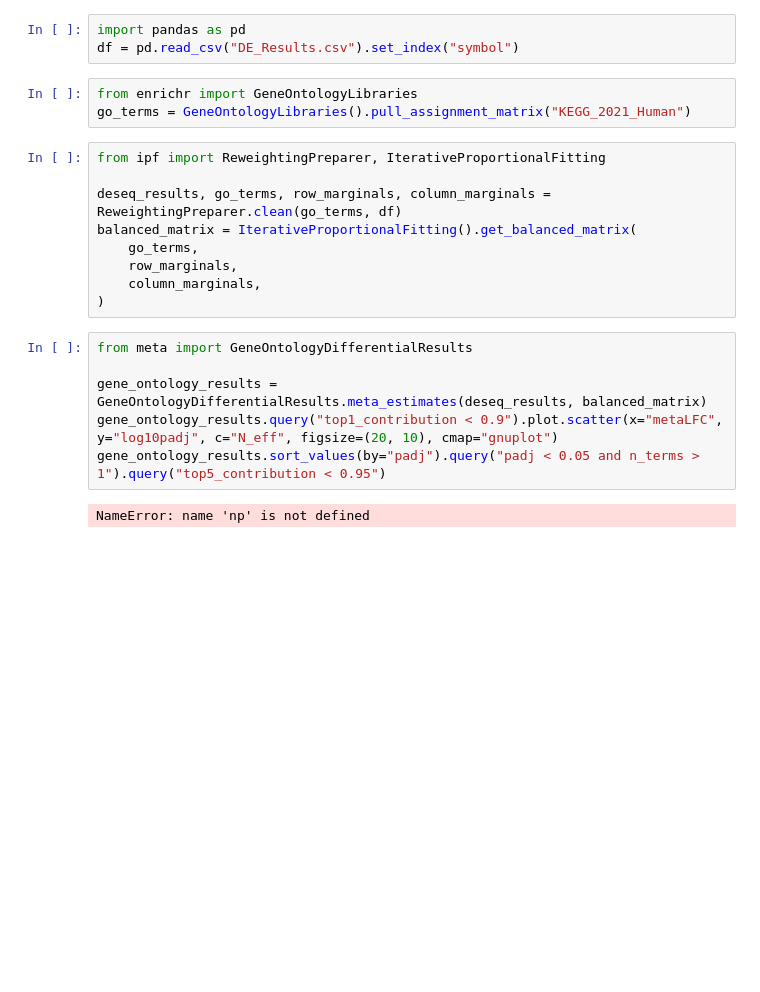
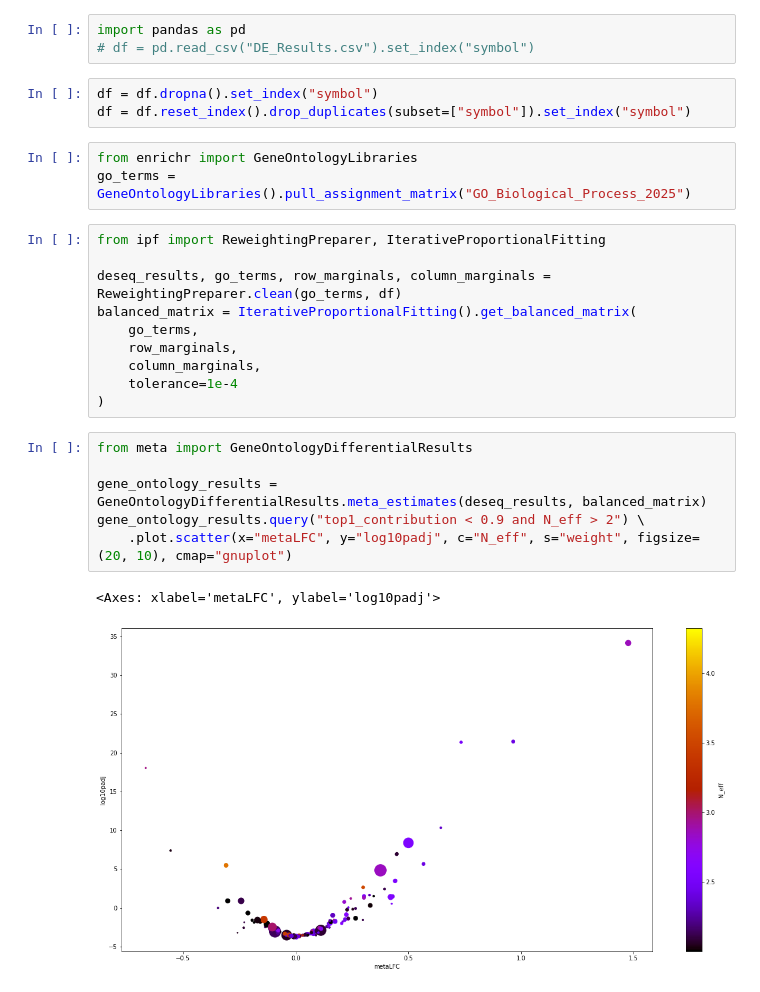
Before and after one commit to jhaberbe/meta-estimators-go-term-enrichment, a Jupyter notebook: notebook/making-sure-imports-work.ipynb, the cells around one changed output. Drawn from its saved outputs; the diff is of its cells as text; blank space fills up the shorter version.

```diff
--- a/notebook/making-sure-imports-work.ipynb
+++ b/notebook/making-sure-imports-work.ipynb
@@ -4,9 +30,12 @@ sys.path.append("../src")
 # %%
 import pandas as pd
-df = pd.read_csv("DE_Results.csv").set_index("symbol")
+# df = pd.read_csv("DE_Results.csv").set_index("symbol")
+# %%
+df = df.dropna().set_index("symbol")
+df = df.reset_index().drop_duplicates(subset=["symbol"]).set_index("symbol")
 # %%
 from enrichr import GeneOntologyLibraries
-go_terms = GeneOntologyLibraries().pull_assignment_matrix("KEGG_2021_Human")
+go_terms = GeneOntologyLibraries().pull_assignment_matrix("GO_Biological_Process_2025")
 # %%
 from ipf import ReweightingPreparer, IterativeProportionalFitting
 
@@ -15,12 +44,14 @@ balanced_matrix = IterativeProportionalFitting().get_balanced_matrix(
     go_terms,
     row_marginals,
     column_marginals,
+    tolerance=1e-4
 )
 # %%
 from meta import GeneOntologyDifferentialResults
 
 gene_ontology_results = GeneOntologyDifferentialResults.meta_estimates(deseq_results, balanced_matrix)
-gene_ontology_results.query("top1_contribution < 0.9").plot.scatter(x="metaLFC", y="log10padj", c="N_eff", figsize=(20, 10), cmap="gnuplot")
-gene_ontology_results.sort_values(by="padj").query("padj < 0.05 and n_terms > 1").query("top5_contribution < 0.95")
+gene_ontology_results.query("top1_contribution < 0.9 and N_eff > 2") \
+    .plot.scatter(x="metaLFC", y="log10padj", c="N_eff", s="weight", figsize=(20, 10), cmap="gnuplot")
 # %% [output]
-NameError: name 'np' is not defined
+<Axes: xlabel='metaLFC', ylabel='log10padj'>
+[figure, added]
```
Also changed, not shown: parts of 6 cells of this notebook, 9 other files.
